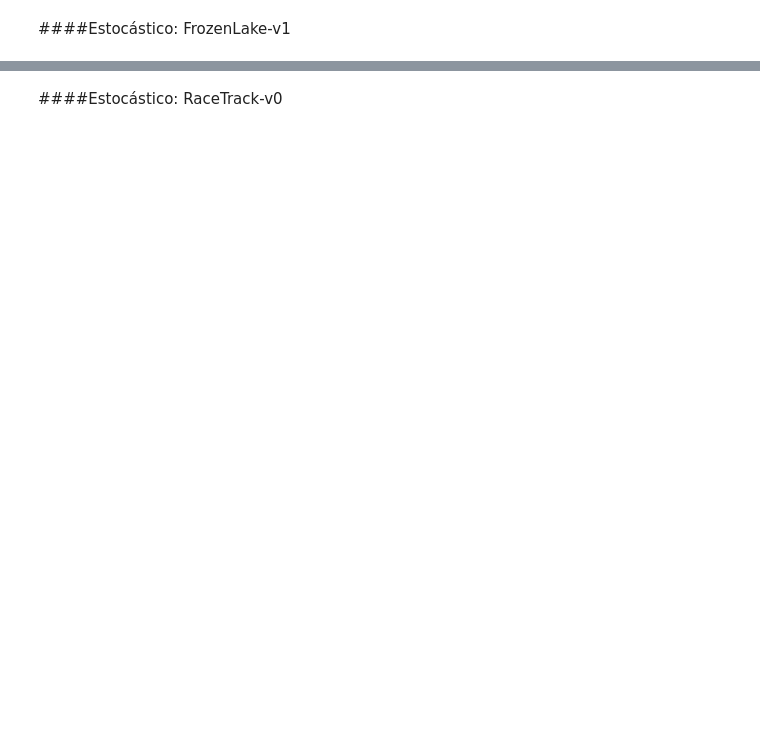
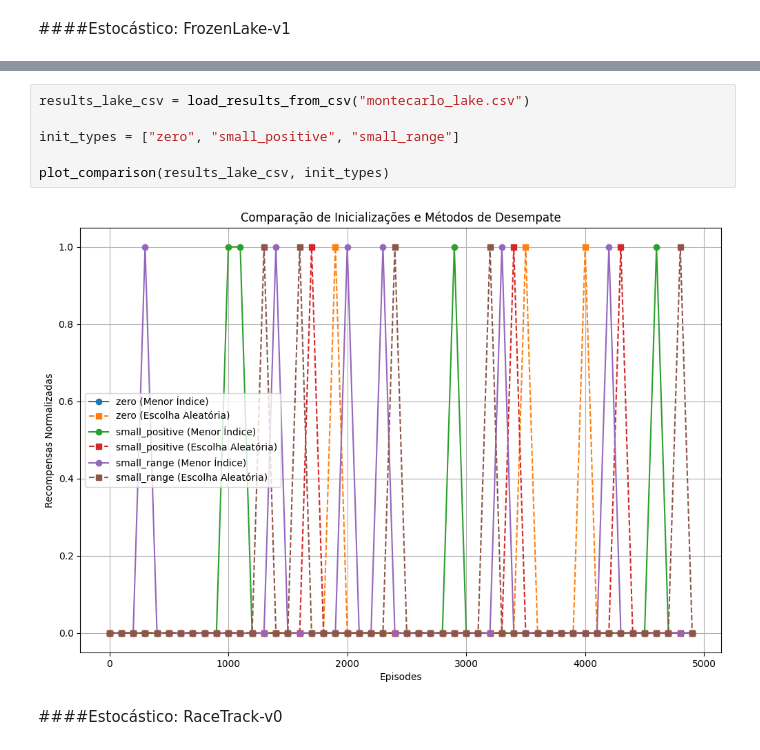
Before and after one commit to camilealheiro/inicializacao-e-quebra-de-empates-da-qtable, a Jupyter notebook: Tema_9_Inicialização_e_Quebra_de_Empates_da_Q_Table.ipynb, the cells around one changed output, grey strips where cells are left out. Cells and saved outputs as stored; diff of their text form; blank space fills up the shorter version.

```diff
--- a/Tema_9_Inicialização_e_Quebra_de_Empates_da_Q_Table.ipynb
+++ b/Tema_9_Inicialização_e_Quebra_de_Empates_da_Q_Table.ipynb
@@ -394,2 +433,10 @@ run_experiment("montecarlo", env, init_type="small_range", episodes=5000, lr=0.1
+# %%
+results_lake_csv = load_results_from_csv("montecarlo_lake.csv")
+
+init_types = ["zero", "small_positive", "small_range"]
+
+plot_comparison(results_lake_csv, init_types)
+# %% [output]
+[figure, added]
 # %% [markdown]
 ####Estocástico: RaceTrack-v0
```
Also changed, not shown: parts of 43 cells of this notebook.
